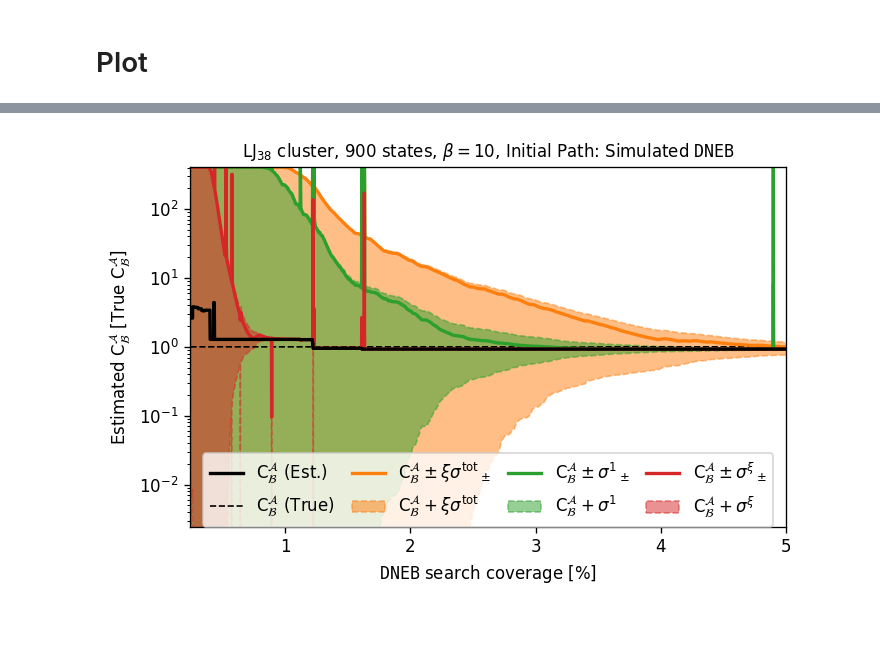
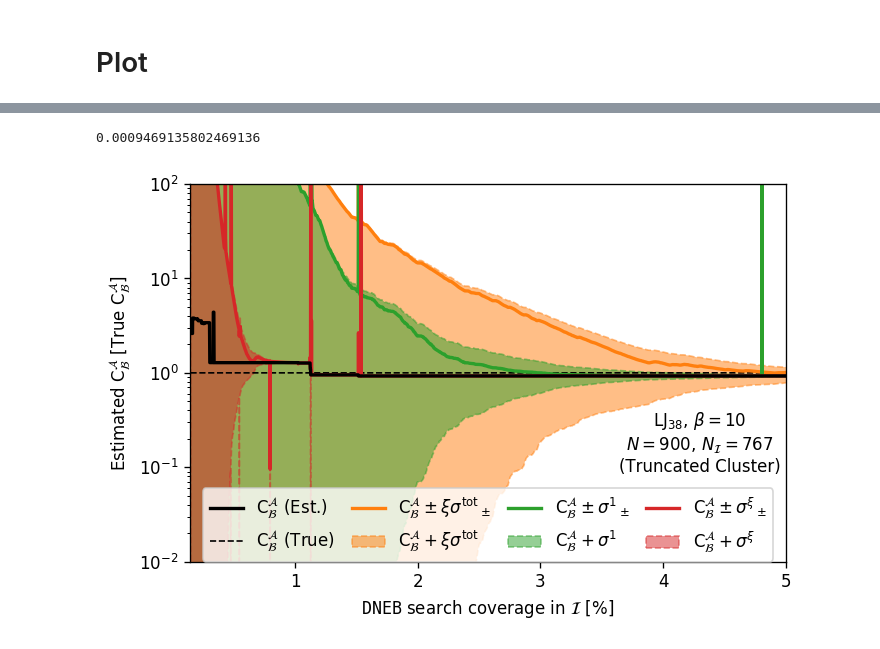
Before and after one commit to tomswinburne/PyGT, a Jupyter notebook: sensitivity_GT.ipynb, the cells around one changed output, grey strips where cells are left out. Cells and saved outputs as stored; diff of their text form; code cells hidden in the pictures.

```diff
--- a/sensitivity_GT.ipynb
+++ b/sensitivity_GT.ipynb
@@ -74,0 +154,16 @@ GT = 0.002451 +  0 = 0.002451
+# %%
+import pickle
+f_file = open('output/LJ13/Energies.dat','w')
+r_file = open('output/LJ13/Rates.dat','w')
+
+DU = DU.tocsc()
+
+pbar = tqdm(total=N,leave=False,mininterval=0)
+for i in np.arange(N):
+    f_file.write("%d %f\n" % (i,E[i]))
+    _du = DU[:,i].data
+    for _i,f in enumerate(DU[:,i].indices):
+        r_file.write("%d %d 0.0 %f\n" % (i,f,_du[_i]))
+    pbar.update(1)
+f_file.close()
+r_file.close()
@@ -77,11 +199,10 @@ bab,gterr = sampler.new_true_branching_probability()
 
 keylist = ['TotalMaxMin','TotalSparseMaxMin','ExpectMaxMin','ExpectMaxMaxMin','SingleMaxMin']
 
-
 if printout:
     """ open output file """
     name = data_dir.split("/")[-1-int(data_dir[-1]=="/")]
-    ff = open('output/pab_converge_%s' % name,'w')
+    ff = open('output/pab_converge_GT_2_%s' % name,'w')
     header = "#iteration\tnrp\tebab\t"
     for key in keylist:
         header += key+"\t"
@@ -161,18 +386,22 @@ KeyboardInterrupt:
 name = data_dir.split("/")[-1-int(data_dir[-1]=="/")]
 
 savefig = True
-
+name='4k_proc'
 data = np.loadtxt('output/pab_converge_%s' % name)
 
 
-filename = 'output/%s/dneb_ip_gs.pdf' % (name)
+filename = 'output/%s/dneb_ip_gs_2.pdf' % (name)
 
-title = r"LJ$_{38}$ cluster, 900 states, $\beta=$%d, Initial Path: Simulated $\tt{DNEB}$" % (beta)
+
+#NI = sampler.sys.N-sampler.sys.NA-sampler.sys.NB
+
+#title = r"LJ$_{38}$ cluster, $N_\mathcal{I}:4910\to126$ states, $\beta=$%d, Initial Path: Simulated $\tt{DNEB}$" % (beta)
+
 
 fig, ax = plt.subplots(1,1,figsize=(6,4),dpi=120)
 
-ax.set_title(title,fontsize=10)
-ax.set_xlabel(r"$\tt{DNEB}$ search coverage [%]")
+#ax.set_title(title,fontsize=10)
+ax.set_xlabel(r"$\tt{DNEB}$ search coverage in $\mathcal{I}$ [%]")
 
 
 ax.set_ylabel(r"Estimated ${\rm C}^\mathcal{A}_\mathcal{B}$ [True ${\rm C}^\mathcal{A}_\mathcal{B}$]")
@@ -218,36 +447,48 @@ for iii in obs:
 data[:,3] /= data[:,-1]
 data[:,-1] /= data[:,-1]
 
-xa = data[:,2] * 100.0
+#ncab = sys.K[sys.selA+sys.selB,:][:,sys.selA+sys.selB].nnz
+ncab = 767./900.0**2
+print(ncab)
+
+xa = (data[:,2]-ncab) * 100.0
 
 t = ax.plot(xa,data[:,-1],'k--',lw=1)[0]
 
 s,sb = [], []
 for ci,iii in enumerate(obs):
     sb.append(ax.fill_between(xa,data[:,3]+data[:,iii],data[:,3]+data[:,iii+1],alpha=0.5,color='C'+str(ci+1),lw=1,ls='--'))
 for ci,iii in enumerate(obs):
     s.append(ax.plot(xa,data[:,3]+data[:,iii]+data[:,iii+1],'C%s-' % str(ci+1),lw=2)[0])
 
 handles = [ax.plot(xa,data[:,3],'k-',lw=2)[0],t]
 for ssi in range(len(sb)):
     handles.append(s[ssi])
     handles.append(sb[ssi])
 
 
 ax.set_yscale('log')
-ax.set_ylim(bab,1.0/bab)
+ax.set_ylim(0.01,100.0)#bab,1.0/bab)
 ax.set_xlim(xa.min(),5.0)#xa.max())
 
-ax.legend(handles,labels,loc='lower center',ncol=4, columnspacing=1.0, borderaxespad=0.,fontsize=10) # mode="expand",
+ax.legend(handles,labels,loc='lower center',ncol=4, columnspacing=1.0, borderaxespad=0.,fontsize=10)#,title=title) # mode="expand",
 
+ax.text(4.3,0.09,r"LJ$_{38}$, $\beta=$%d"#, $N=900$"
+        "\n"
+        r"$N=900$, $N_\mathcal{I}=767$"
+        "\n(Truncated Cluster)" % (beta),ha="center")
+        #r"$N_\mathcal{A}+N_\mathcal{B}=133$"
+        #"\n"
+        #r"$N_\mathcal{I}=767$" % (beta),ha="center")
 
 plt.tight_layout()
 
-fig.subplots_adjust(hspace=0.4)
+#fig.subplots_adjust(hspace=0.4)
 
 if savefig:
     plt.savefig(filename,dpi=400)
 
 plt.show()
 # %% [output]
+0.0009469135802469136
-[figure, old version]
+[figure, new version]
```
Also changed, not shown: parts of 13 cells of this notebook, 3 other files.
